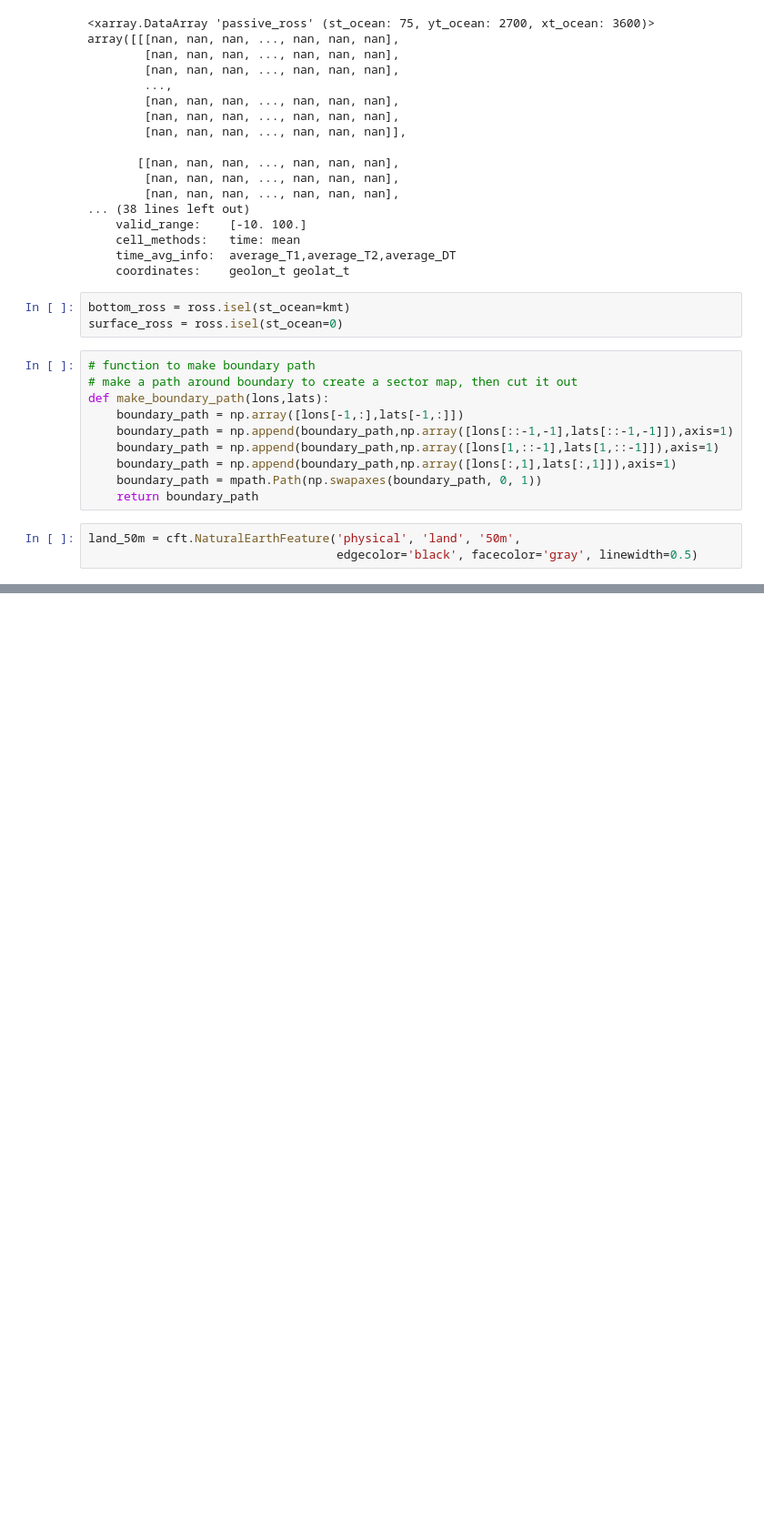
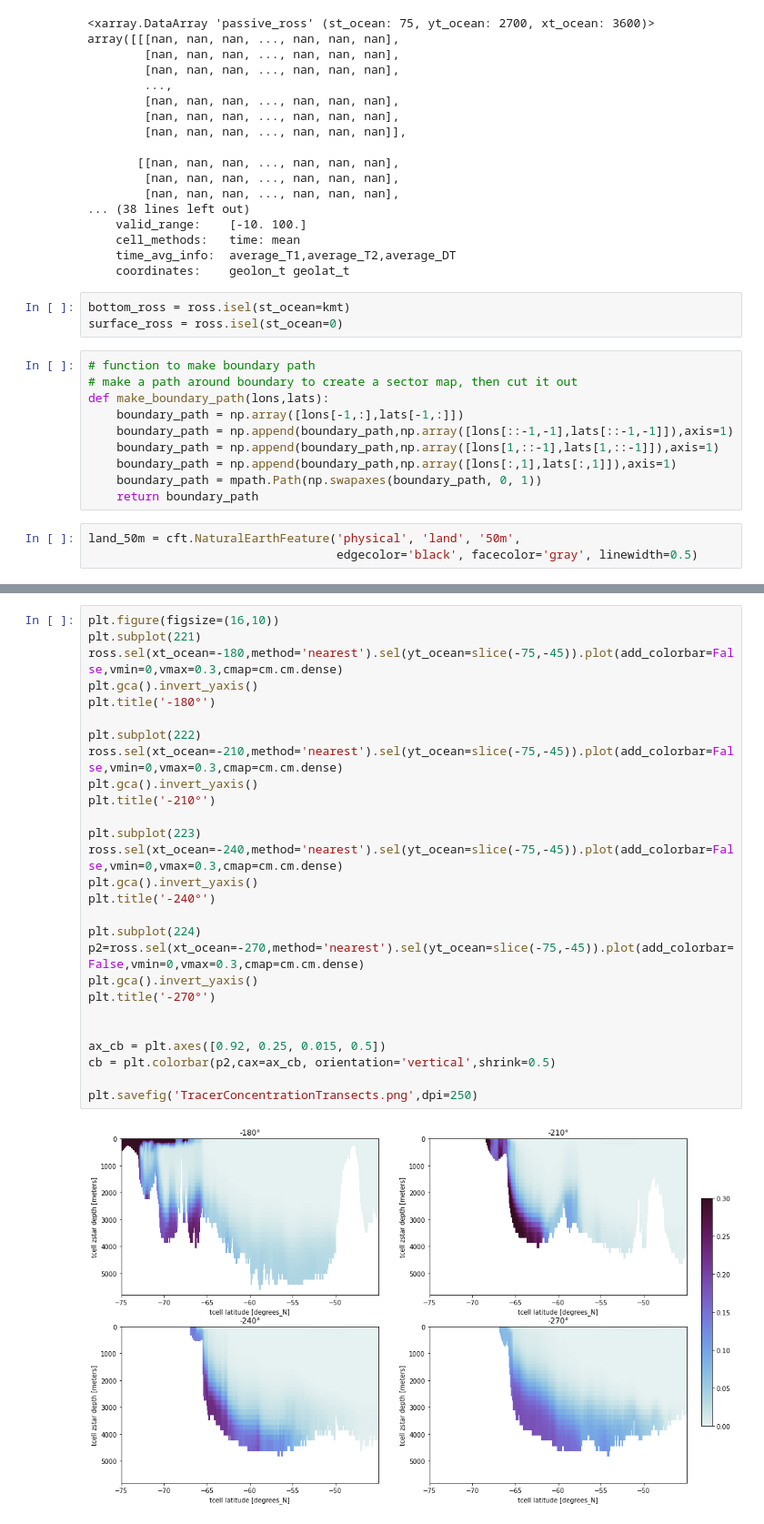
Before and after one commit to AndyHoggANU/CC_sandbox, a Jupyter notebook: PassiveTracer.ipynb, the cells around one changed output, grey strips where cells are left out. Shown at 91% size. Cells and saved outputs as stored; diff of their text form; blank space fills up the shorter version.

```diff
--- a/PassiveTracer.ipynb
+++ b/PassiveTracer.ipynb
@@ -135,0 +141,29 @@ plt.savefig('TracerConcentration.png')
+# %%
+plt.figure(figsize=(16,10))
+plt.subplot(221)
+ross.sel(xt_ocean=-180,method='nearest').sel(yt_ocean=slice(-75,-45)).plot(add_colorbar=False,vmin=0,vmax=0.3,cmap=cm.cm.dense)
+plt.gca().invert_yaxis()
+plt.title('-180°')
+
+plt.subplot(222)
+ross.sel(xt_ocean=-210,method='nearest').sel(yt_ocean=slice(-75,-45)).plot(add_colorbar=False,vmin=0,vmax=0.3,cmap=cm.cm.dense)
+plt.gca().invert_yaxis()
+plt.title('-210°')
+
+plt.subplot(223)
+ross.sel(xt_ocean=-240,method='nearest').sel(yt_ocean=slice(-75,-45)).plot(add_colorbar=False,vmin=0,vmax=0.3,cmap=cm.cm.dense)
+plt.gca().invert_yaxis()
+plt.title('-240°')
+
+plt.subplot(224)
+p2=ross.sel(xt_ocean=-270,method='nearest').sel(yt_ocean=slice(-75,-45)).plot(add_colorbar=False,vmin=0,vmax=0.3,cmap=cm.cm.dense)
+plt.gca().invert_yaxis()
+plt.title('-270°')
+
+
+ax_cb = plt.axes([0.92, 0.25, 0.015, 0.5])
+cb = plt.colorbar(p2,cax=ax_cb, orientation='vertical',shrink=0.5)
+
+plt.savefig('TracerConcentrationTransects.png',dpi=250)
+# %% [output]
+[figure, added]
```
Also changed, not shown: parts of 3 cells of this notebook, 1 other file.
